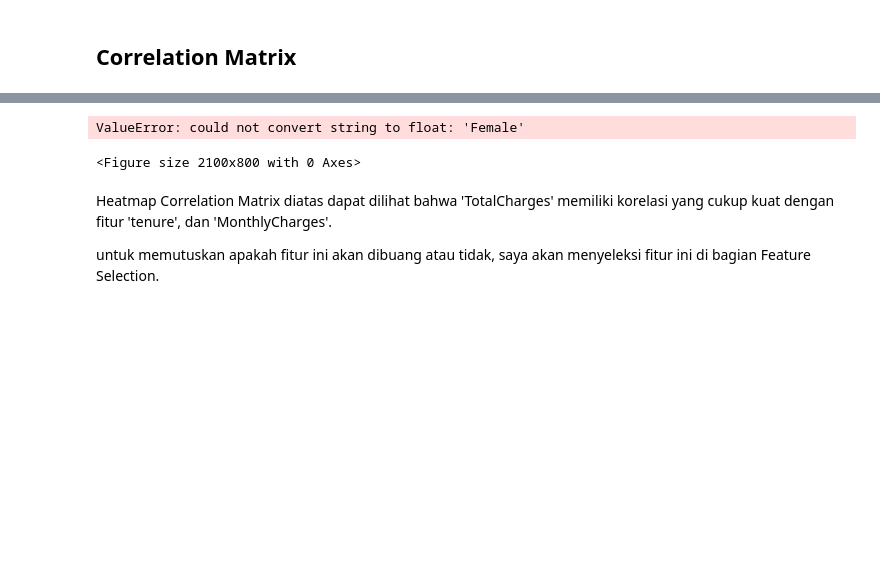
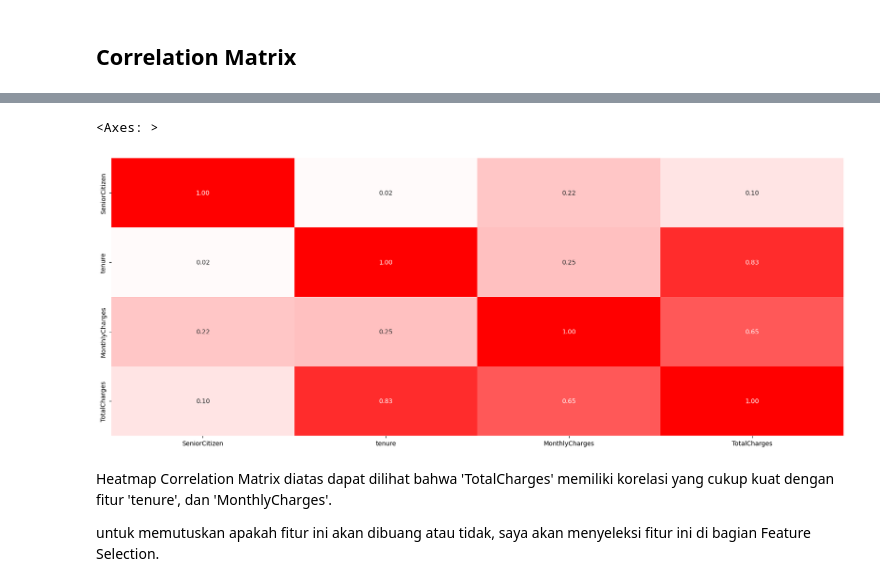
Before and after one commit to dafiqrahman/final-project-DS-nextdev, a Jupyter notebook: final_project_syair dafiq faizur rahman.ipynb, the cells around one changed output, grey strips where cells are left out. Drawn from its saved outputs; the diff is of its cells as text; code cells hidden in the pictures; blank space fills up the shorter version.

```diff
--- a/final_project_syair dafiq faizur rahman.ipynb
+++ b/final_project_syair dafiq faizur rahman.ipynb
@@ -275,9 +258,9 @@ df
 # %%
 plt.figure(figsize = (21,8))
-sns.heatmap(df.corr(method="pearson"),cmap = "bwr" ,vmin = -1,vmax=1,annot = True,cbar = False,fmt = ".2f")
+sns.heatmap(df.select_dtypes(include = "number").corr(method="pearson"),cmap = "bwr" ,vmin = -1,vmax=1,annot = True,cbar = False,fmt = ".2f")
 # %% [output]
-ValueError: could not convert string to float: 'Female'
+<Axes: >
-<Figure size 2100x800 with 0 Axes>
+[figure, added]
 # %% [markdown]
 Heatmap Correlation Matrix diatas dapat dilihat bahwa 'TotalCharges' memiliki korelasi yang cukup kuat dengan fitur 'tenure', dan 'MonthlyCharges'.
 
```
Also changed, not shown: parts of 19 cells of this notebook.
